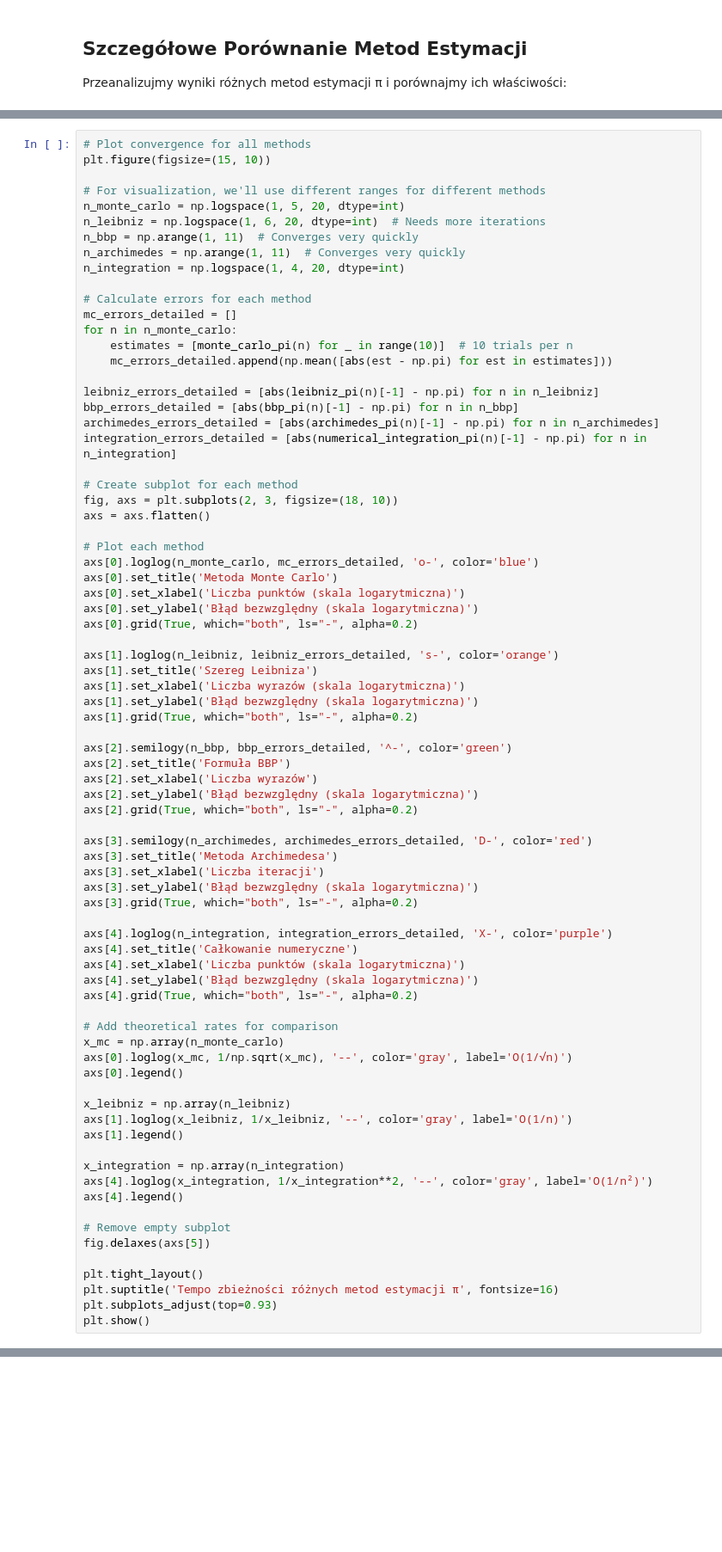
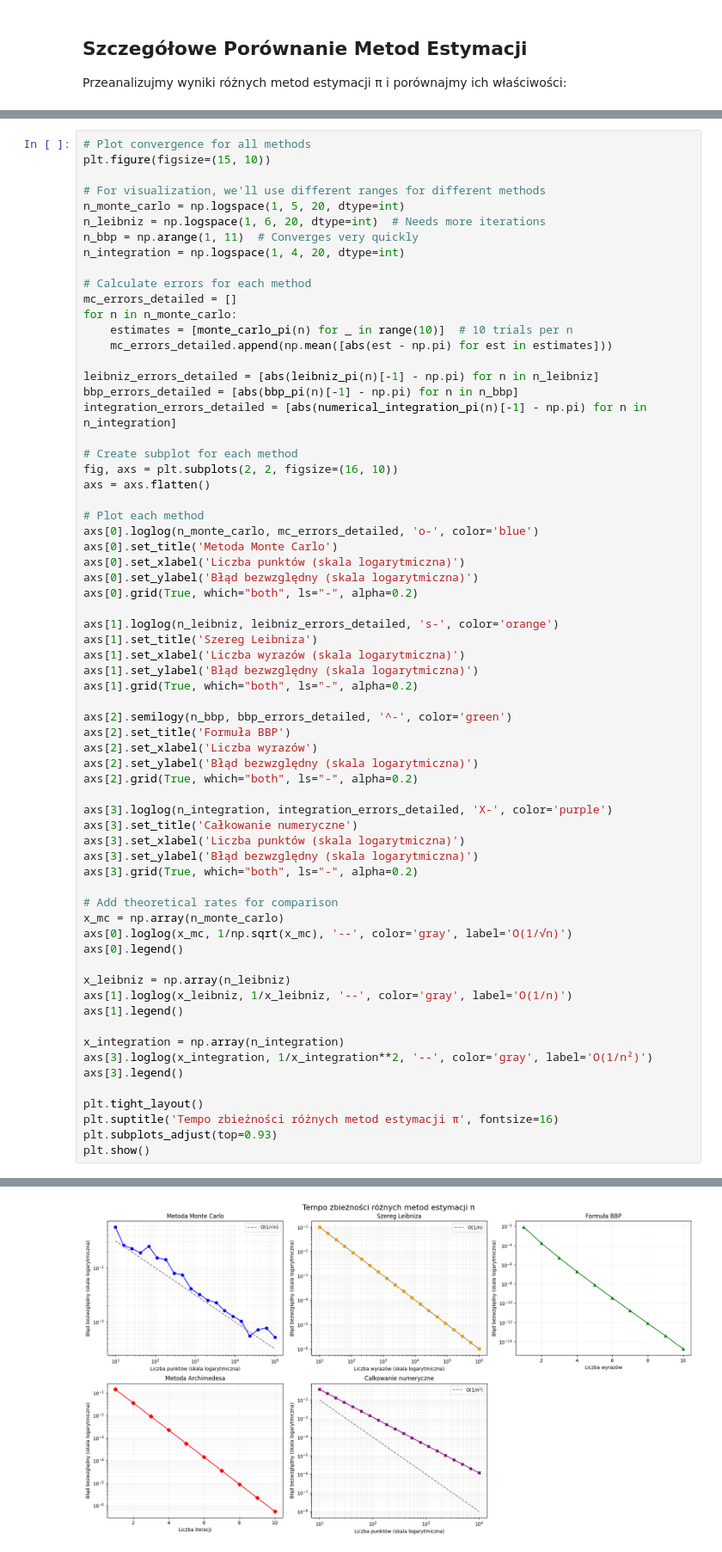
Before and after one commit to birzyk6/inteligencja-obliczeniowa, a Jupyter notebook: lab1 - Monte Carlo/montecarlo.ipynb, the cells around one changed output, grey strips where cells are left out. Shown at 86% size. Cells and saved outputs as stored; diff of their text form; blank space fills up the shorter version.

```diff
--- a/lab1 - Monte Carlo/montecarlo.ipynb
+++ b/lab1 - Monte Carlo/montecarlo.ipynb
@@ -552,7 +538,6 @@ plt.figure(figsize=(15, 10))
 n_monte_carlo = np.logspace(1, 5, 20, dtype=int)
 n_leibniz = np.logspace(1, 6, 20, dtype=int)  # Needs more iterations
 n_bbp = np.arange(1, 11)  # Converges very quickly
-n_archimedes = np.arange(1, 11)  # Converges very quickly
 n_integration = np.logspace(1, 4, 20, dtype=int)
 
 # Calculate errors for each method
@@ -563,11 +548,10 @@ for n in n_monte_carlo:
 
 leibniz_errors_detailed = [abs(leibniz_pi(n)[-1] - np.pi) for n in n_leibniz]
 bbp_errors_detailed = [abs(bbp_pi(n)[-1] - np.pi) for n in n_bbp]
-archimedes_errors_detailed = [abs(archimedes_pi(n)[-1] - np.pi) for n in n_archimedes]
 integration_errors_detailed = [abs(numerical_integration_pi(n)[-1] - np.pi) for n in n_integration]
 
 # Create subplot for each method
-fig, axs = plt.subplots(2, 3, figsize=(18, 10))
+fig, axs = plt.subplots(2, 2, figsize=(16, 10))
 axs = axs.flatten()
 
 # Plot each method
@@ -589,17 +573,11 @@ axs[2].set_xlabel('Liczba wyrazów')
 axs[2].set_ylabel('Błąd bezwzględny (skala logarytmiczna)')
 axs[2].grid(True, which="both", ls="-", alpha=0.2)
 
-axs[3].semilogy(n_archimedes, archimedes_errors_detailed, 'D-', color='red')
-axs[3].set_title('Metoda Archimedesa')
-axs[3].set_xlabel('Liczba iteracji')
+axs[3].loglog(n_integration, integration_errors_detailed, 'X-', color='purple')
+axs[3].set_title('Całkowanie numeryczne')
+axs[3].set_xlabel('Liczba punktów (skala logarytmiczna)')
 axs[3].set_ylabel('Błąd bezwzględny (skala logarytmiczna)')
 axs[3].grid(True, which="both", ls="-", alpha=0.2)
-
-axs[4].loglog(n_integration, integration_errors_detailed, 'X-', color='purple')
-axs[4].set_title('Całkowanie numeryczne')
-axs[4].set_xlabel('Liczba punktów (skala logarytmiczna)')
-axs[4].set_ylabel('Błąd bezwzględny (skala logarytmiczna)')
-axs[4].grid(True, which="both", ls="-", alpha=0.2)
 
 # Add theoretical rates for comparison
 x_mc = np.array(n_monte_carlo)
@@ -611,13 +589,11 @@ axs[1].loglog(x_leibniz, 1/x_leibniz, '--', color='gray', label='O(1/n)')
 axs[1].legend()
 
 x_integration = np.array(n_integration)
-axs[4].loglog(x_integration, 1/x_integration**2, '--', color='gray', label='O(1/n²)')
-axs[4].legend()
-
-# Remove empty subplot
-fig.delaxes(axs[5])
+axs[3].loglog(x_integration, 1/x_integration**2, '--', color='gray', label='O(1/n²)')
+axs[3].legend()
 
 plt.tight_layout()
 plt.suptitle('Tempo zbieżności różnych metod estymacji π', fontsize=16)
 plt.subplots_adjust(top=0.93)
 plt.show()
+# %% [output]
@@ -624,3 +601,4 @@ plt.show()
+[figure, added]
 # %% [markdown]
 ## Wnioski
 
```
Also changed, not shown: parts of 9 cells of this notebook.
